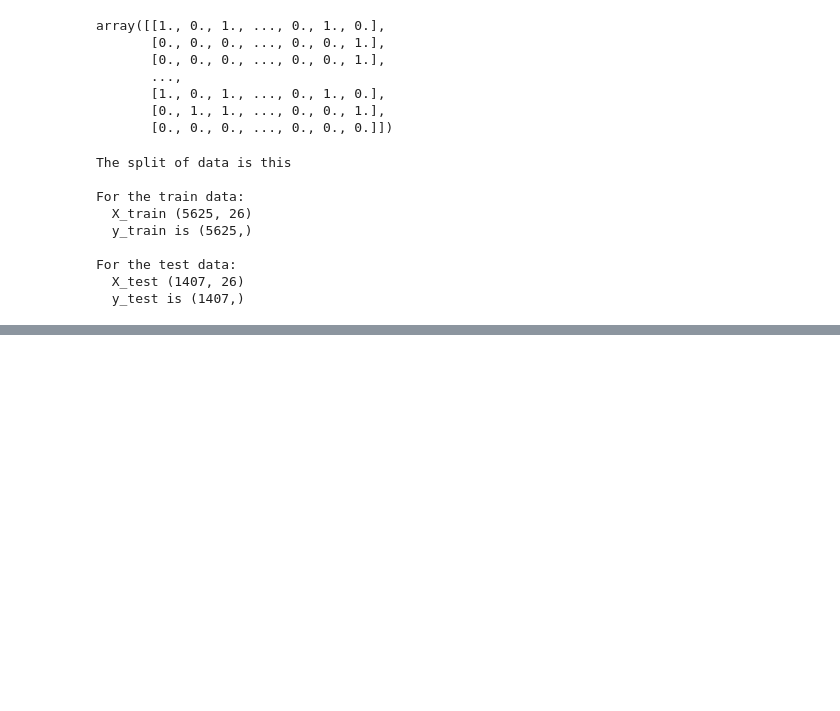
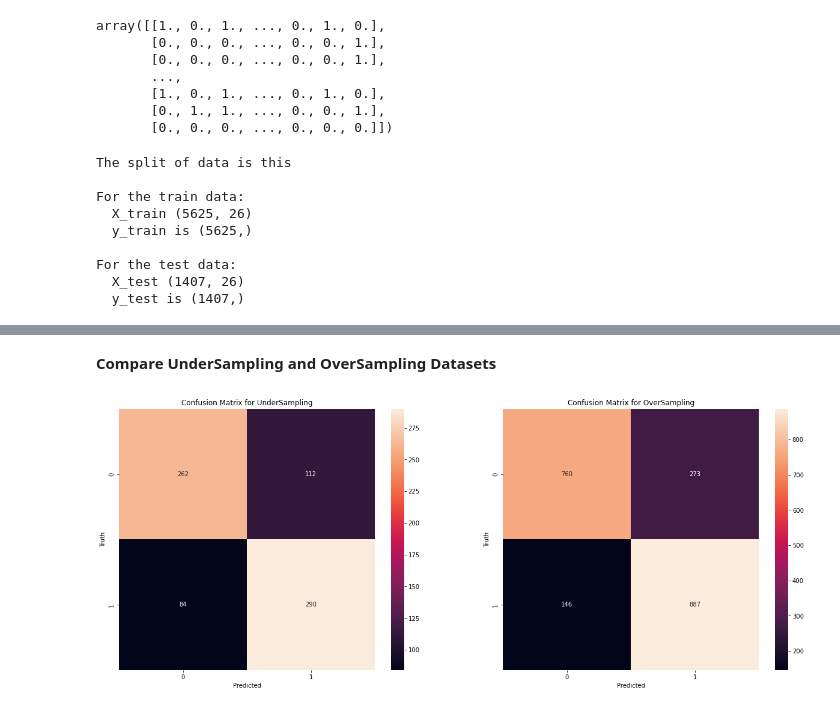
Before and after one commit to NikosKokosis/Churn_Prediction-Balancing-Imbalanced-Dataset-with-Oversampling-and-Undersampling-for-ANN, a Jupyter notebook: Code/ANN.ipynb, the cells around one changed output, grey strips where cells are left out. Drawn from its saved outputs; the diff is of its cells as text; code cells hidden in the pictures; blank space fills up the shorter version.

```diff
--- a/Code/ANN.ipynb
+++ b/Code/ANN.ipynb
@@ -452,0 +575,6 @@ weighted avg       0.78      0.78      0.78      1407
+# %%
+# Oversample 1-class and concat the DataFrames of both classes
+df_class_1_over = df_class_1.sample(count_class_0, replace=True)
+df_overSampling = pd.concat([df_class_0, df_class_1_over], axis=0)
+
+print(f'Random under-sampling:\n{df_overSampling.Churn.value_counts()}')
@@ -452,0 +586,7 @@ weighted avg       0.78      0.78      0.78      1407
+# %%
+# Train and Test Split
+X = df_overSampling.drop('Churn',axis='columns')
+y = df_overSampling['Churn']
+
+X_train_over, X_test_over, y_train_over, y_test_over = train_test_split(X, y, test_size=0.2, random_state=15, stratify=y)
+y_train_over.value_counts()
@@ -452,0 +597,2 @@ weighted avg       0.78      0.78      0.78      1407
+# %%
+Y_preds = ANN(X_train_over, y_train_over, X_test_over, y_test_over, 'binary_crossentropy')
@@ -452,0 +617,2 @@ weighted avg       0.78      0.78      0.78      1407
+# %%
+y_pred_overSampling = binary_prediction_comparison(Y_preds, y_test_over)
@@ -452,0 +634,27 @@ weighted avg       0.78      0.78      0.78      1407
+# %% [markdown]
+**Compare UnderSampling and OverSampling Datasets**
+# %%
+# PLOT CONFUSION MATRIX 1
+cm1 = tf.math.confusion_matrix(labels=y_test_under, predictions=y_pred_underSampling)
+
+# PLOT CONFUSION MATRIX 2
+cm2 = tf.math.confusion_matrix(labels=y_test_over, predictions=y_pred_overSampling)
+
+fig, axs = plt.subplots(1, 2, figsize=(21, 8))
+
+# Plot Confusion Matrix for UnderSampling dataset
+axs[0].set_title('Confusion Matrix for UnderSampling')
+sn.heatmap(cm1, annot=True, fmt='d', ax=axs[0])
+axs[0].set_xlabel('Predicted')
+axs[0].set_ylabel('Truth')
+
+# Plot Confusion Matrix for OverSampling dataset
+axs[1].set_title('Confusion Matrix for OverSampling')
+sn.heatmap(cm2, annot=True, fmt='d', ax=axs[1])
+axs[1].set_xlabel('Predicted')
+axs[1].set_ylabel('Truth')
+
+# Display the plot
+plt.show()
+# %% [output]
+[figure, added]
```
Also changed, not shown: parts of 26 cells of this notebook.
